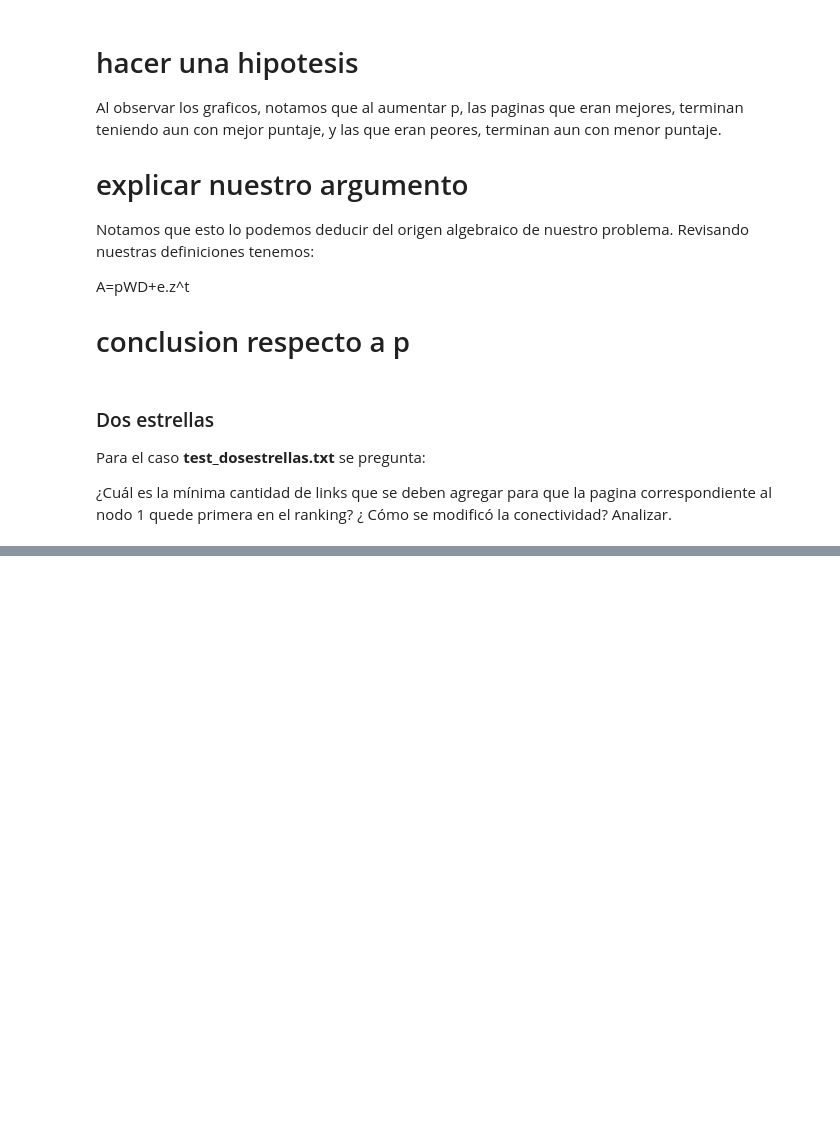
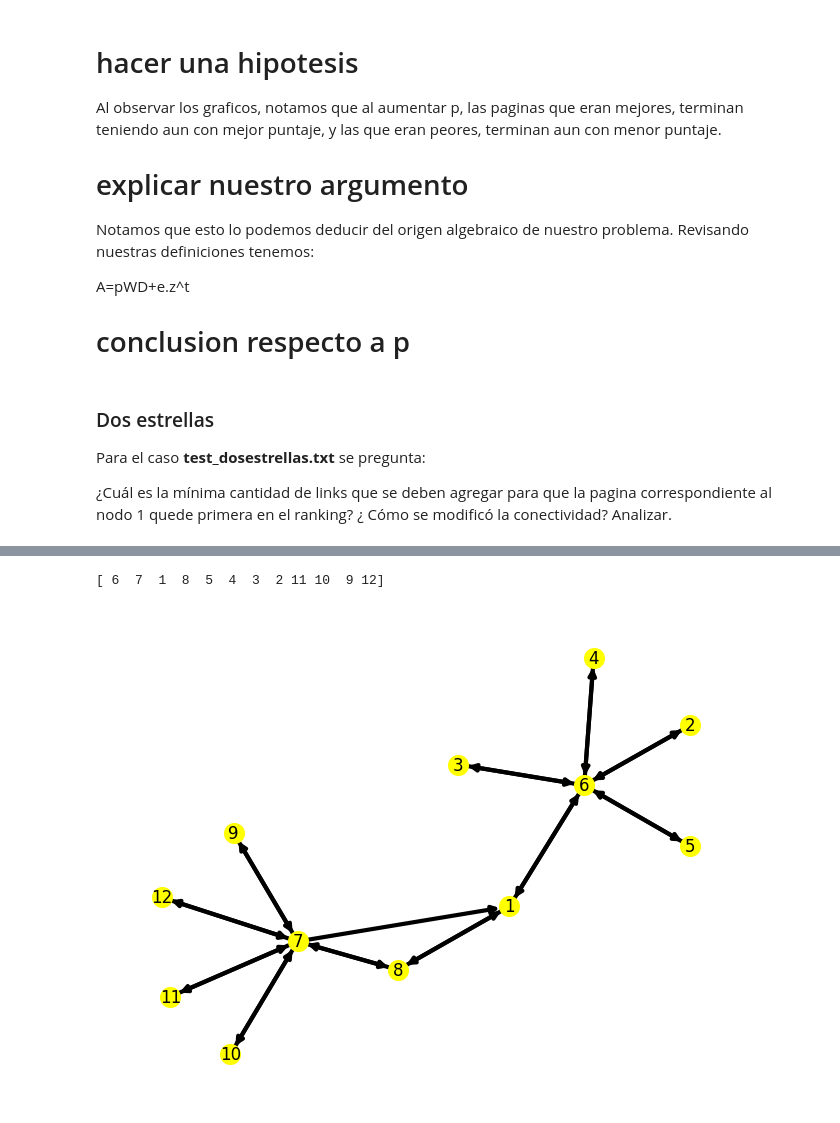
Before and after one commit to dantec19/alc_1c-2024, a Jupyter notebook: tp1/template-alumnos/template-alumnos/grupo_XX_TP1.ipynb, the cells around one changed output, grey strips where cells are left out. Drawn from its saved outputs; the diff is of its cells as text; code cells hidden in the pictures; blank space fills up the shorter version.

```diff
--- a/tp1/template-alumnos/template-alumnos/grupo_XX_TP1.ipynb
+++ b/tp1/template-alumnos/template-alumnos/grupo_XX_TP1.ipynb
@@ -409,0 +422,10 @@ KeyboardInterrupt:
+# %%
+# Conecto el nodo 7 con el 1
+W[0,6] = 1
+
+rnk, scr = calcularRanking(W, p)
+print(rnk)
+dibujarGrafo(W, print_ejes=False)
+# %% [output]
+[ 6  7  1  8  5  4  3  2 11 10  9 12]
+[figure, added]
```
Also changed, not shown: parts of 15 cells of this notebook.
